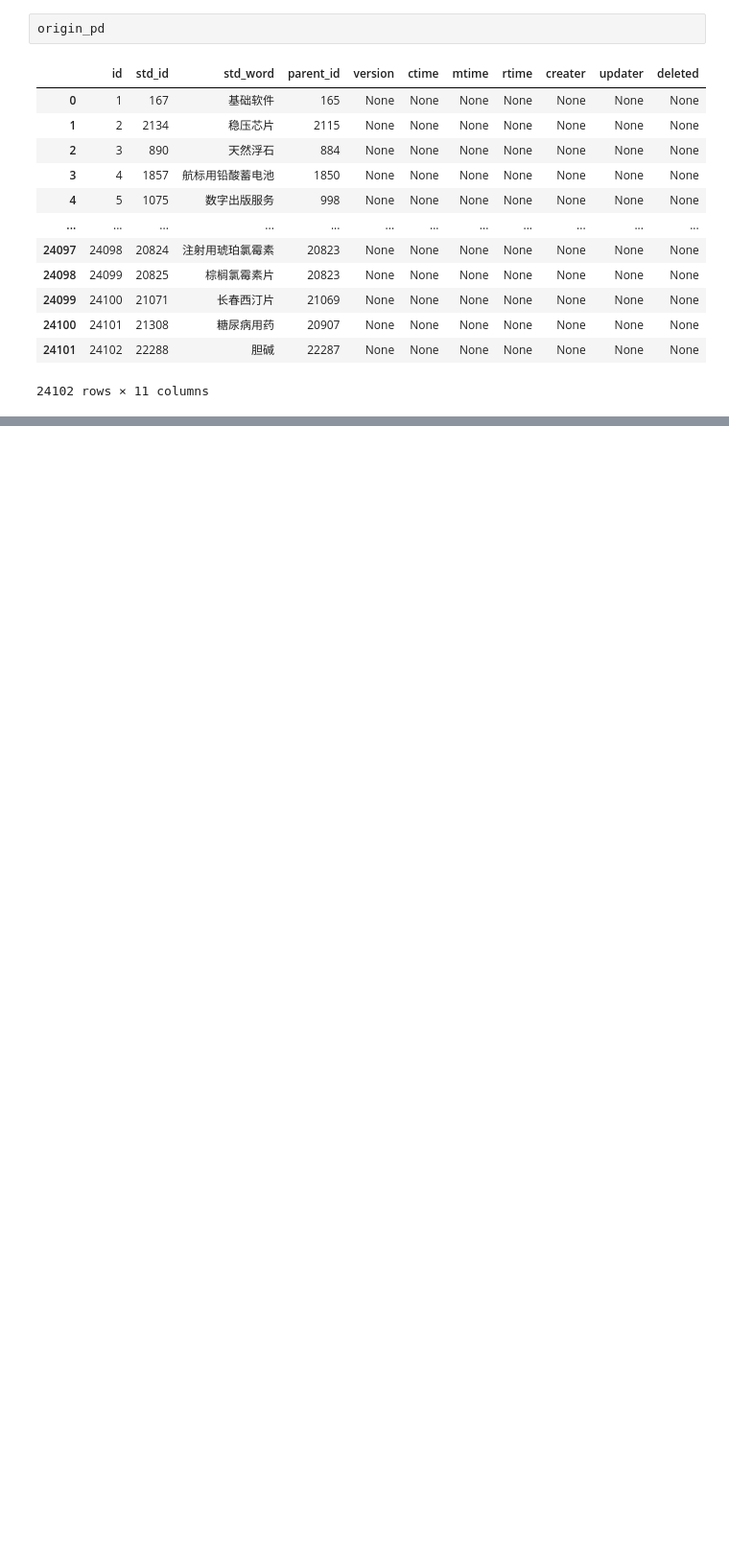
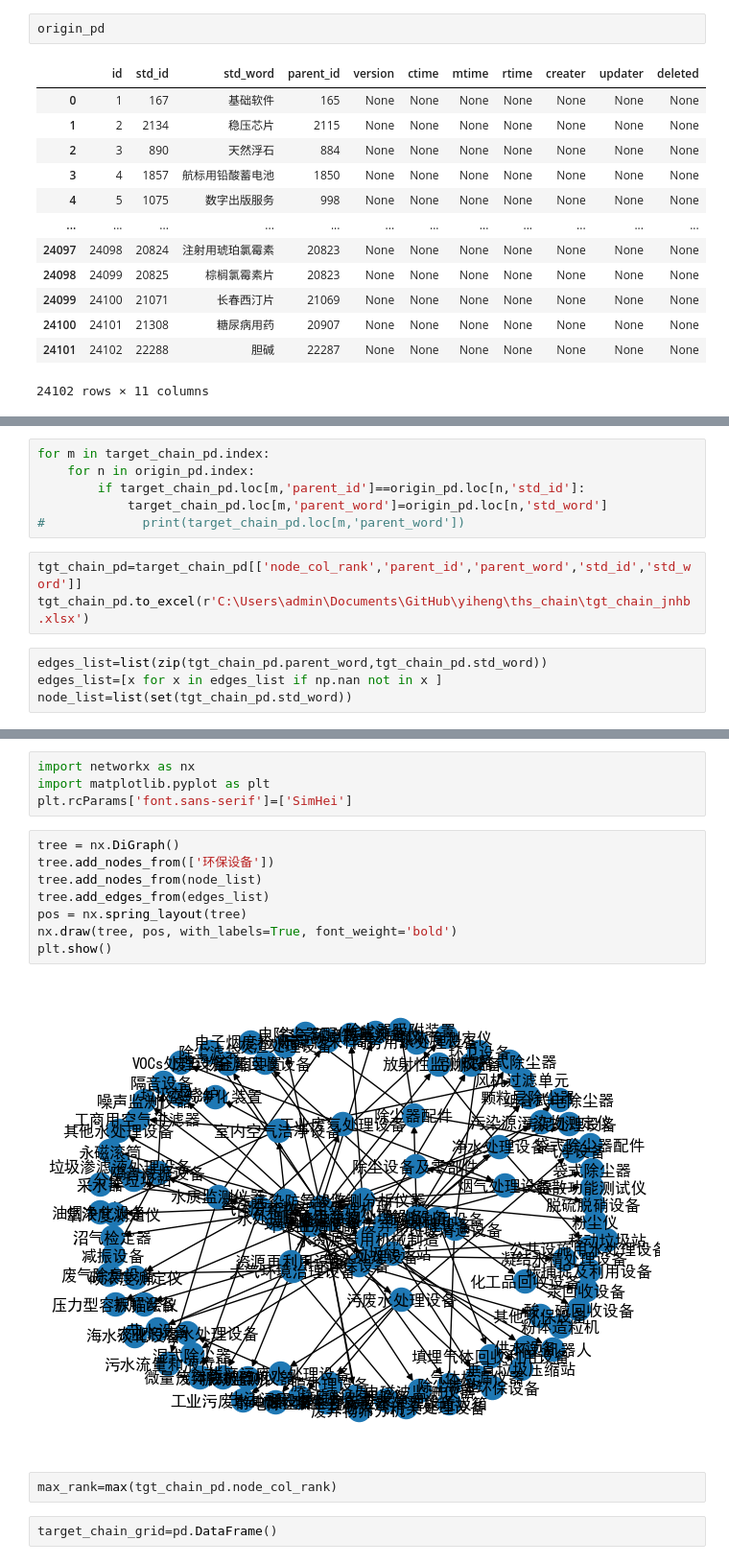
Before and after one commit to daiyipu/yiheng, a Jupyter notebook: ZLX_chain.ipynb, the cells around one changed output, grey strips where cells are left out. Shown: that part at 96% size. Cells and saved outputs as stored; diff of their text form; blank space fills up the shorter version.

```diff
--- a/ZLX_chain.ipynb
+++ b/ZLX_chain.ipynb
@@ -108,0 +110,13 @@ target_chain_pd.to_excel(r'C:\Users\admin\Documents\GitHub\yiheng\ths_chain\tgt_
+# %%
+for m in target_chain_pd.index:
+    for n in origin_pd.index:
+        if target_chain_pd.loc[m,'parent_id']==origin_pd.loc[n,'std_id']:
+            target_chain_pd.loc[m,'parent_word']=origin_pd.loc[n,'std_word']
+#             print(target_chain_pd.loc[m,'parent_word'])
+# %%
+tgt_chain_pd=target_chain_pd[['node_col_rank','parent_id','parent_word','std_id','std_word']]
+tgt_chain_pd.to_excel(r'C:\Users\admin\Documents\GitHub\yiheng\ths_chain\tgt_chain_jnhb.xlsx')
+# %%
+edges_list=list(zip(tgt_chain_pd.parent_word,tgt_chain_pd.std_word))
+edges_list=[x for x in edges_list if np.nan not in x ]
+node_list=list(set(tgt_chain_pd.std_word))
@@ -108,0 +143,18 @@ target_chain_pd.to_excel(r'C:\Users\admin\Documents\GitHub\yiheng\ths_chain\tgt_
+# %%
+import networkx as nx
+import matplotlib.pyplot as plt
+plt.rcParams['font.sans-serif']=['SimHei']
+# %%
+tree = nx.DiGraph()
+tree.add_nodes_from(['环保设备'])
+tree.add_nodes_from(node_list)
+tree.add_edges_from(edges_list)
+pos = nx.spring_layout(tree)
+nx.draw(tree, pos, with_labels=True, font_weight='bold')
+plt.show()
+# %% [output]
+[figure, added]
+# %%
+max_rank=max(tgt_chain_pd.node_col_rank)
+# %%
+target_chain_grid=pd.DataFrame()
```
Also changed, not shown: parts of 11 cells of this notebook, 1 other file.
